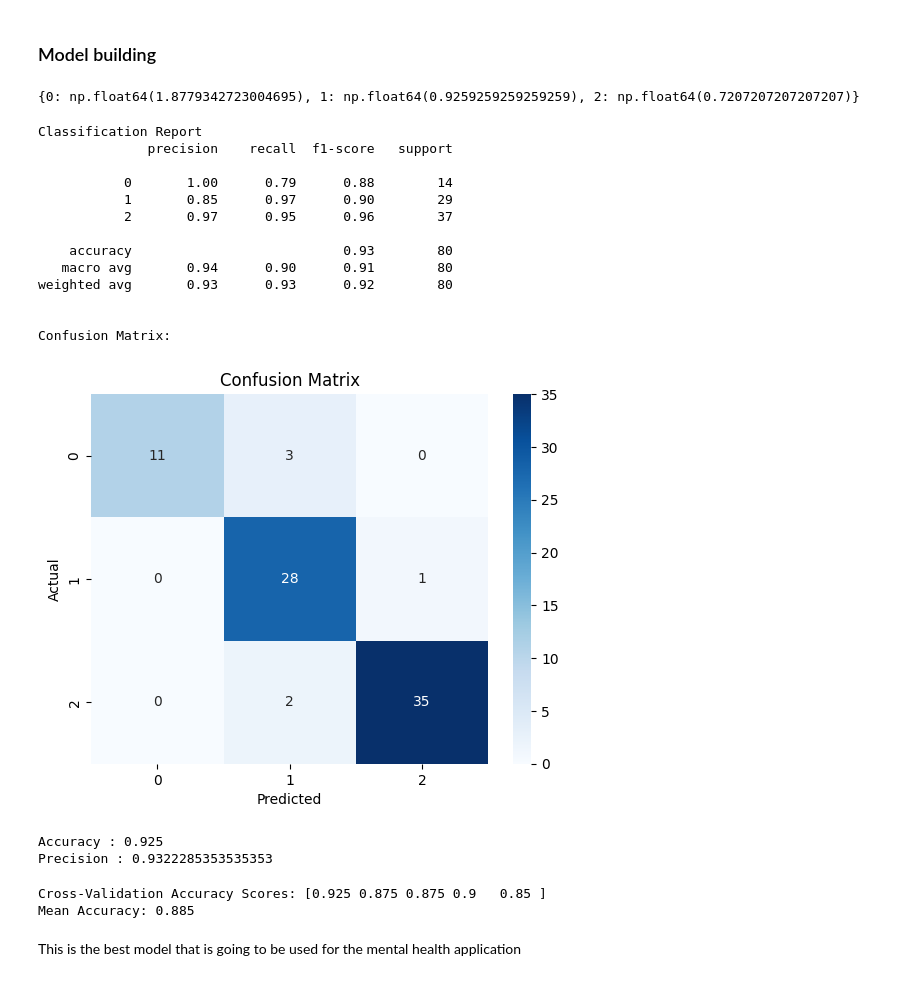
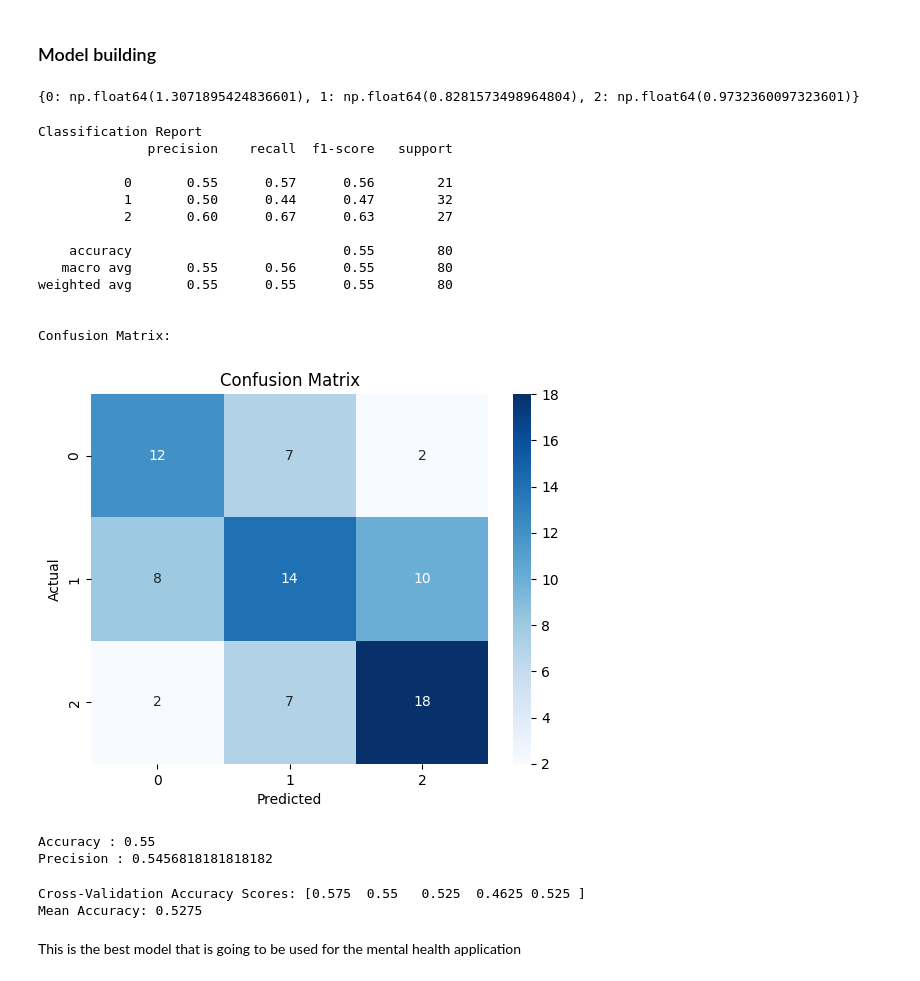
Before and after one commit to SLokesh1810/mental_health_detector, a Jupyter notebook: PHQ9_DepressionDetector.ipynb, the cells around one changed output. Cells and saved outputs as stored; diff of their text form; code cells hidden in the pictures.

```diff
--- a/PHQ9_DepressionDetector.ipynb
+++ b/PHQ9_DepressionDetector.ipynb
@@ -400,14 +311,0 @@ Precision :  0.9503360215053764
-# %%
-for i in range(3):  # Run 3 different splits
-    trainX, testX, trainY, testY = train_test_split(
-        X, y, stratify=y, test_size=0.2, random_state=42 + i
-    )
-
-    # Predict on test
-    pred = model.predict(testX)
-
-    print(f"\n🔄 Test Run {i+1}")
-    print("Accuracy:", accuracy_score(testY, pred))
-    print("Precision:", precision_score(testY, pred, average='weighted'))
-    print("Classification Report:")
-    print(classification_report(testY, pred))
@@ -449,7 +316,7 @@ colToRemoveForInstance = colToRemove
 colToRemoveForInstance.remove('PHQ-9 Total Score')
 df1 = df.drop(columns=colToRemoveForInstance)
 df1['Scores'] = df1.iloc[:, 1:-2].sum(axis=1)
-df1['ScoresAvg'] = df1.iloc[:, 1:-3].mean(axis=1)
+df1['ScoresAvg'] = df1.iloc[:, 1:4].mean(axis=1)
 
 df1
 # %% [output]
@@ -487,9 +354,9 @@ dtype: float64
 ### Categorization
 # %%
 conversion_map = {
-    **{i: 0 for i in range(0, 11)},      # 0–10 → 0 (Low)
-    **{i: 1 for i in range(11, 15)},     # 11–14 → 1 (Moderate)
-    **{i: 2 for i in range(15, 28)}      # 15–27 → 2 (High)
+    **{i: 0 for i in range(0,12)},      # 0–10 → 0 (Low)
+    **{i: 1 for i in range(12,16)},     # 11–14 → 1 (Moderate)
+    **{i: 2 for i in range(16,27)}      # 15–27 → 2 (High)
 }
 
 dataTotrain = df1.copy()
@@ -518,46 +401,46 @@ weights = compute_class_weight(
 )
 print(dict(zip([0, 1, 2], weights)))
 # %% [output]
-{0: np.float64(1.8779342723004695), 1: np.float64(0.9259259259259259), 2: np.float64(0.7207207207207207)}
+{0: np.float64(1.3071895424836601), 1: np.float64(0.8281573498964804), 2: np.float64(0.9732360097323601)}
 # %%
-classWeight = {0: 1.88, 1: 0.93, 2: 0.72}
+
 finalmodel = RandomForestClassifier(class_weight=classWeight, random_state=42)
 finalmodel.fit(trainX, trainY)
 
 pred = finalmodel.predict(testX)
 
 print("Classification Report")
 print(classification_report(testY, pred))
 
 print("\nConfusion Matrix:")
 conf_matrix = confusion_matrix(testY, pred)
 sns.heatmap(conf_matrix, annot=True, fmt='d', cmap='Blues')
 plt.xlabel("Predicted")
 plt.ylabel("Actual")
 plt.title("Confusion Matrix")
 plt.show()
 
 accuracy = accuracy_score(testY, pred)
 print('Accuracy :', accuracy)
 precision = precision_score(testY, pred, average='weighted')
 print('Precision :', precision)
 # %% [output]
 Classification Report
               precision    recall  f1-score   support
 
-           0       1.00      0.79      0.88        14
-           1       0.85      0.97      0.90        29
-           2       0.97      0.95      0.96        37
+           0       0.55      0.57      0.56        21
+           1       0.50      0.44      0.47        32
+           2       0.60      0.67      0.63        27
 
-    accuracy                           0.93        80
-   macro avg       0.94      0.90      0.91        80
-weighted avg       0.93      0.93      0.92        80
+    accuracy                           0.55        80
+   macro avg       0.55      0.56      0.55        80
+weighted avg       0.55      0.55      0.55        80
 
 
 Confusion Matrix:
-[figure, old version]
+[figure, new version]
-Accuracy : 0.925
-Precision : 0.9322285353535353
+Accuracy : 0.55
+Precision : 0.5456818181818182
 # %%
 pipeline = Pipeline([
     ('rf', RandomForestClassifier(class_weight=classWeight, random_state=42))
@@ -568,8 +451,8 @@ scores = cross_val_score(pipeline, x, y, cv=5, scoring='accuracy')
 print("Cross-Validation Accuracy Scores:", scores)
 print("Mean Accuracy:", scores.mean())
 # %% [output]
-Cross-Validation Accuracy Scores: [0.925 0.875 0.875 0.9   0.85 ]
-Mean Accuracy: 0.885
+Cross-Validation Accuracy Scores: [0.575  0.55   0.525  0.4625 0.525 ]
+Mean Accuracy: 0.5275
 # %% [markdown]
 This is the best model that is going to be used for the mental health application
 # %%
```
Also changed, not shown: parts of 15 cells of this notebook.
